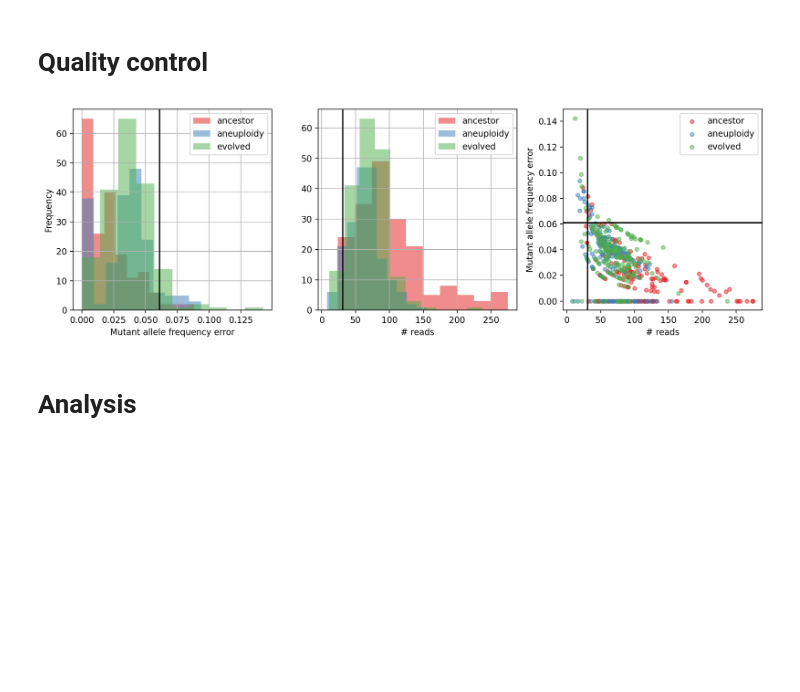
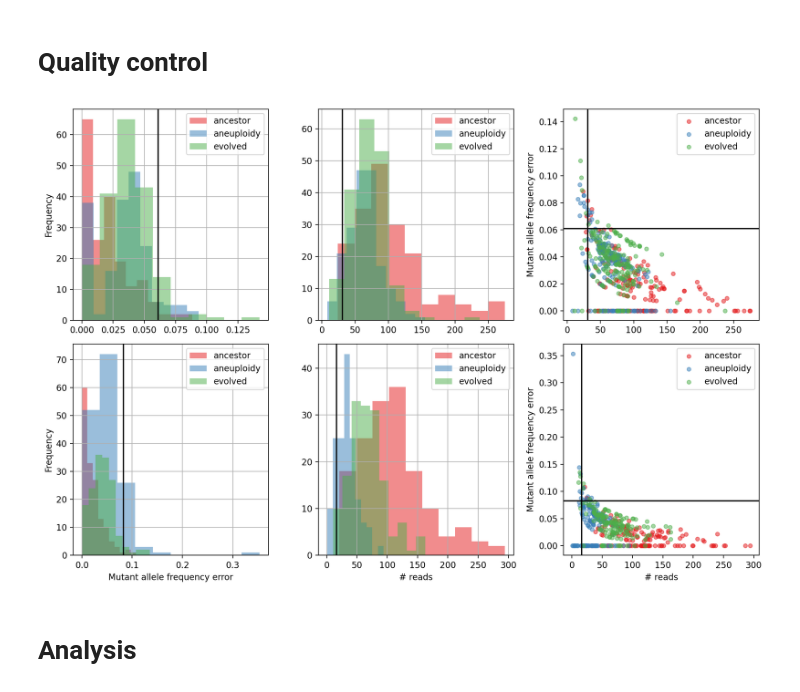
Before and after one commit to yoavram-lab/Heatrisomy, a Jupyter notebook: notebooks/mutation_analysis.ipynb, the cells around one changed output. Drawn from its saved outputs; the diff is of its cells as text; code cells hidden in the pictures; blank space fills up the shorter version.

```diff
--- a/notebooks/mutation_analysis.ipynb
+++ b/notebooks/mutation_analysis.ipynb
@@ -44,8 +16,0 @@ data_B.head()
-# %%
-idx = False
-for k in ['ancestor_ref', 'ancestor_alt', 'aneuploidy_ref', 'aneuploidy_alt', 'evolved_ref', 'evolved_alt']:
-    if data_B[k].dtype == object:
-        idx = idx | data_B[k].str.contains('\*')
-data_B = data_B[~idx]
-for k in ['ancestor_ref', 'ancestor_alt','aneuploidy_ref', 'aneuploidy_alt', 'evolved_ref', 'evolved_alt']:
-    data_B[k] = data_B[k].astype(float)
@@ -83,0 +70,8 @@ data_B.drop(columns=['ancestor_ref', 'aneuploidy_ref', 'evolved_ref', 'ancestor_
+# %%
+fname_B = '../data/sequencing/EvoTrisomy_B.xlsx'
+fname_D = '../data/sequencing/EvoTrisomy_D.xlsx'
+
+data_B = load_data(fname_B, 'B')
+data_D = load_data(fname_D, 'D')
+print(data_B.shape)
+print(data_D.shape)
@@ -84,49 +99,52 @@ data_B.drop(columns=['ancestor_ref', 'aneuploidy_ref', 'evolved_ref', 'ancestor_
 # %% [markdown]
 # Quality control
 # %%
-fig, axes = plt.subplots(1, 3, figsize=(12, 4))
+fig, axes = plt.subplots(2, 3, figsize=(12, 8))
 colors = sns.color_palette('Set1', 3)
 colors = dict(zip(populations, colors))
 alpha = 0.5
 
-total_count = []
-err = []
-for i,t in enumerate(populations):
-    total_count.append(data_B[t+'_total_count'])
-    err.append(data_B[t+'_alt_err'])
-total_count = np.array(total_count)
-err = np.array(err)
-n_q5 = np.percentile(total_count, 5)
-e_q95 = np.percentile(np.array(err), 95)
+for row, data in enumerate([data_B, data_D]):
+    total_count = []
+    err = []
+    for i,t in enumerate(populations):
+        total_count.append(data[t+'_total_count'])
+        err.append(data[t+'_alt_err'])
+    total_count = np.array(total_count)
+    err = np.array(err)
+    n_q5 = np.percentile(total_count, 5)
+    e_q95 = np.percentile(np.array(err), 95)
 
-ax = axes[0]
-for i,t in enumerate(populations):
-    c = colors[t]
-    data_B[t+'_alt_err'].hist(ax=ax, alpha=alpha, label=t, color=c)
-ax.axvline(e_q95, color='k')
-ax.legend()
-ax.set_xlabel('Mutant allele frequency error')
-ax.set_ylabel('Frequency')
+    ax = axes[row,0]
+    for i,t in enumerate(populations):
+        c = colors[t]
+        data[t+'_alt_err'].hist(ax=ax, alpha=alpha, label=t, color=c)
+    ax.axvline(e_q95, color='k')
+    ax.legend()
+    ax.set_xlabel('Mutant allele frequency error')
+    ax.set_ylabel('Frequency')
 
-ax = axes[1]
-for i,t in enumerate(populations):
-    c = colors[t]
-    data_B[t+'_total_count'].hist(ax=ax, alpha=alpha, label=t, color=c)
-ax.axvline(n_q5, color='k')
-ax.legend()
-ax.set_xlabel('# reads')
+    ax = axes[row,1]
+    for i,t in enumerate(populations):
+        c = colors[t]
+        data[t+'_total_count'].hist(ax=ax, alpha=alpha, label=t, color=c)
+    ax.axvline(n_q5, color='k')
+    ax.legend()
+    ax.set_xlabel('# reads')
 
-ax = axes[2]
-for i,t in enumerate(populations):
-    c = colors[t]
-    data_B.plot.scatter(t+'_total_count', t+'_alt_err', label=t, alpha=alpha, ax=ax, color=c)
-ax.axvline(n_q5, color='k')
-ax.axhline(e_q95, color='k')
+    ax = axes[row,2]
+    for i,t in enumerate(populations):
+        c = colors[t]
+        data.plot.scatter(t+'_total_count', t+'_alt_err', label=t, alpha=alpha, ax=ax, color=c)
+    ax.axvline(n_q5, color='k')
+    ax.axhline(e_q95, color='k')
 
-ax.legend()
-ax.set_xlabel('# reads')
-ax.set_ylabel('Mutant allele frequency error')
+    ax.legend()
+    ax.set_xlabel('# reads')
+    ax.set_ylabel('Mutant allele frequency error')
 
+for i in range(3):
+    axes[0,i].set_xlabel('')
 fig.tight_layout()
 # %% [output]
-[figure, old version]
+[figure, new version]
```
Also changed, not shown: parts of 15 cells of this notebook.
